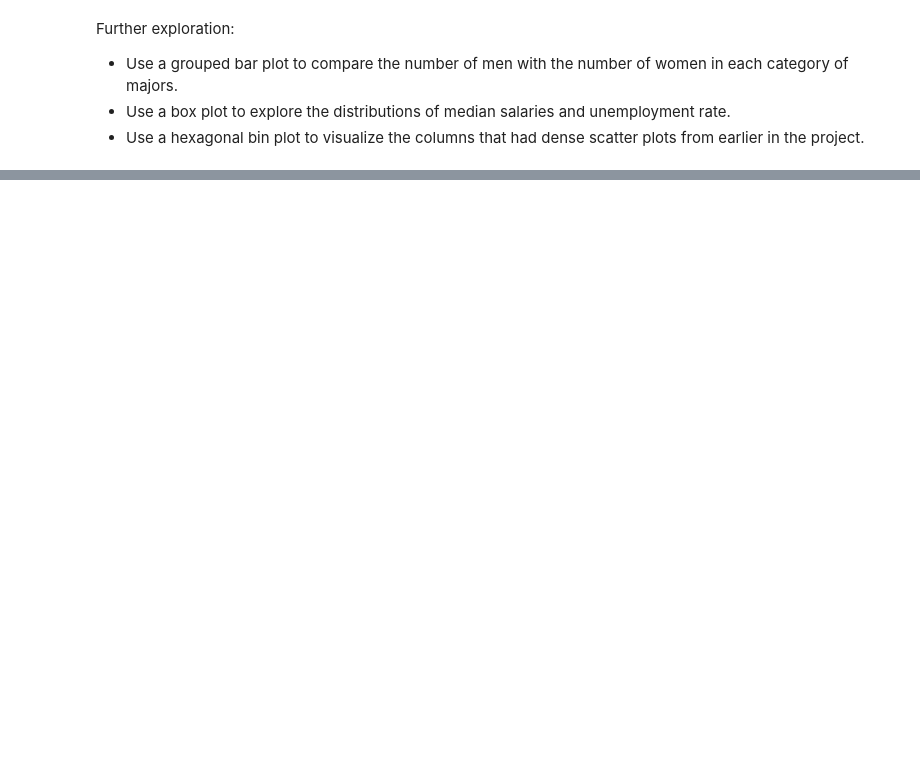
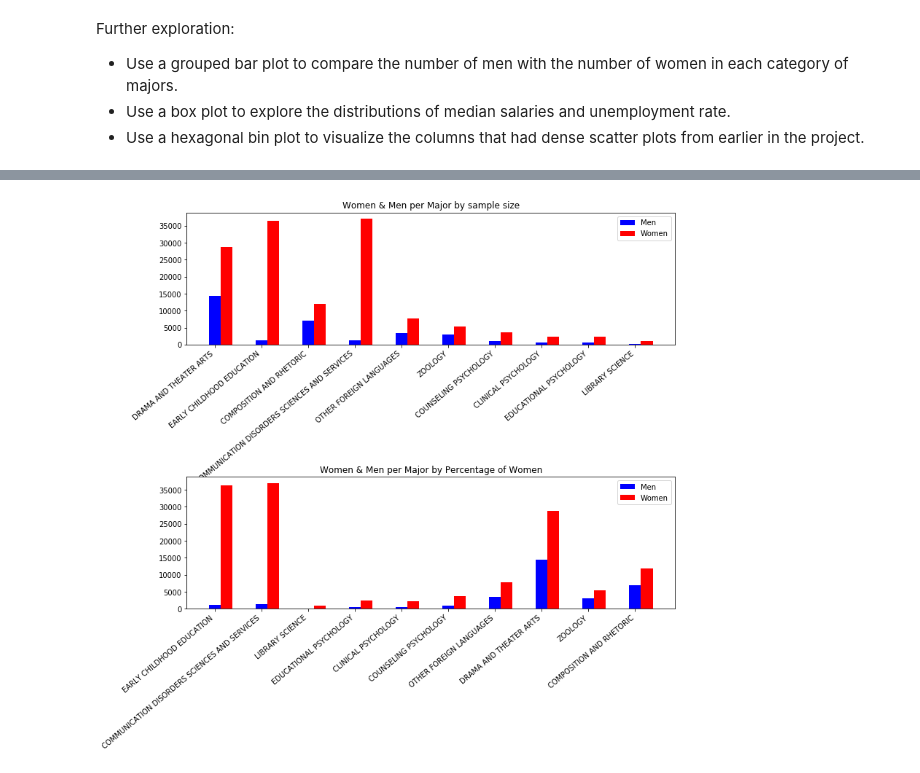
Before and after one commit to mingyyy/dataquest_projects, a Jupyter notebook: DQ_visualization_recent_grads.ipynb, the cells around one changed output, grey strips where cells are left out. Drawn from its saved outputs; the diff is of its cells as text; code cells hidden in the pictures; blank space fills up the shorter version.

```diff
--- a/DQ_visualization_recent_grads.ipynb
+++ b/DQ_visualization_recent_grads.ipynb
@@ -234,0 +280,31 @@ Further exploration:
+# %%
+N = 10
+ind = np.arange(N)
+width = 0.25
+
+recent_grads_size = recent_grads.iloc[-N:,:].sort_values(by=['Sample_size'], ascending=False)
+recent_grads_sharewomen = recent_grads.iloc[-N:,:].sort_values(by=['ShareWomen'], ascending=False)
+
+
+fig = plt.figure(figsize=(12,10))
+ax1 = fig.add_subplot(2,1,1)
+ax2 = fig.add_subplot(2,1,2)
+plt.subplots_adjust(left=None, bottom=None, right=None, top=None, wspace=None, hspace=1)
+
+men = ax1.bar(ind, recent_grads_size['Men'], width, color='b')
+women = ax1.bar(ind+width, recent_grads_size['Women'], width, color='r')
+ax1.set_xticks(ind)
+ax1.set_xticklabels(recent_grads_size['Major'], rotation=40, ha="right")
+ax1.set_title('Women & Men per Major by sample size')
+ax1.legend((men[0],women[0]), ('Men', 'Women'))
+
+men = ax2.bar(ind, recent_grads_sharewomen['Men'], width, color='b')
+women = ax2.bar(ind+width, recent_grads_sharewomen['Women'], width, color='r')
+ax2.set_xticks(ind)
+ax2.set_xticklabels(labels=recent_grads_sharewomen['Major'], rotation=40, ha="right")
+ax2.set_title('Women & Men per Major by Percentage of Women')
+ax2.legend((men[0],women[0]), ('Men', 'Women'))
+
+plt.show()
+# %% [output]
+[figure, added]
```
Also changed, not shown: parts of 6 cells of this notebook.
